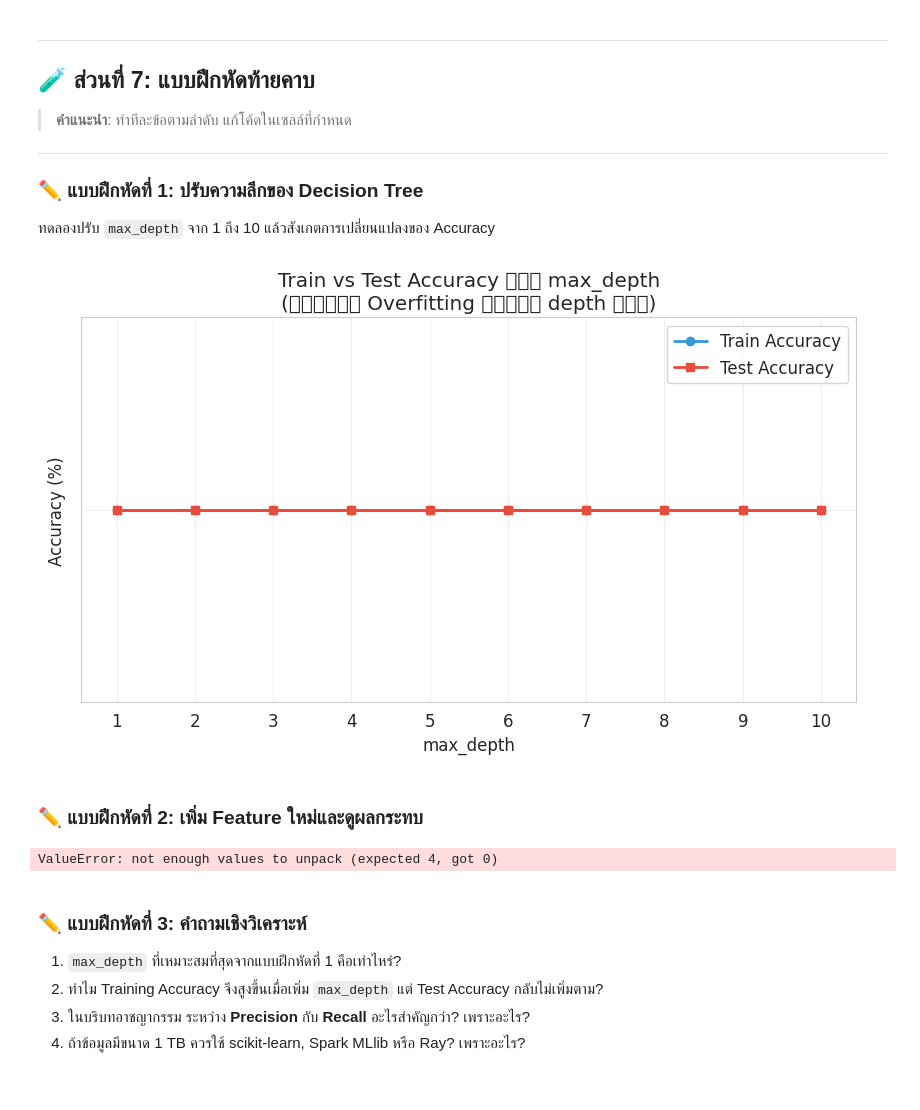
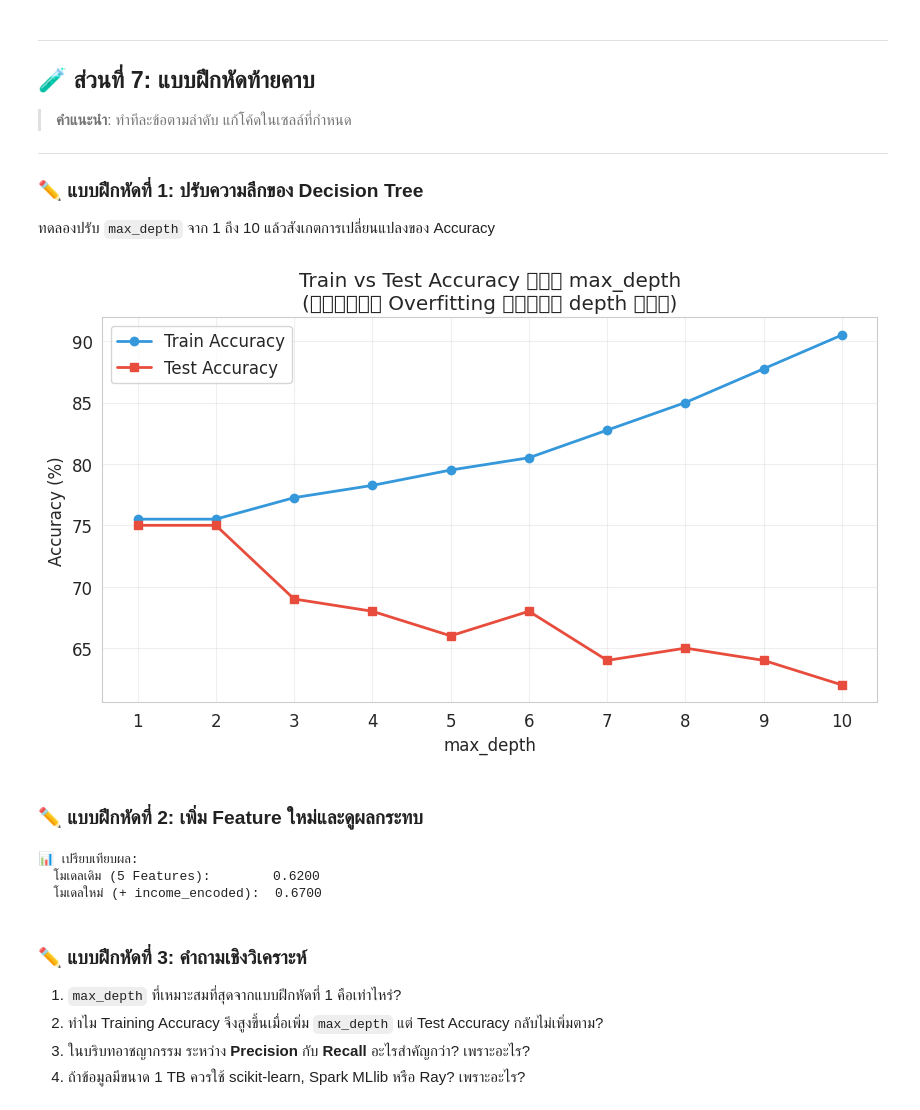
Before and after one commit to natoeiei/128-356-Big-Data, a Jupyter notebook: week09_intro_ml_bigdata.ipynb, the cells around one changed output. Saved outputs shown, nothing was run; the diff lists cells and outputs as text; code cells hidden in the pictures.

```diff
--- a/week09_intro_ml_bigdata.ipynb
+++ b/week09_intro_ml_bigdata.ipynb
@@ -680,34 +680,28 @@ display(model_results_df.reset_index(drop=True))
 # %%
 depths = range(1, 11)
 train_scores = []
 test_scores  = []
 
 for depth in depths:
-    # TODO: สร้าง DecisionTreeClassifier โดยกำหนด max_depth=depth, random_state=42
-    model = ___  # ← แก้ไขตรงนี้
-
-    # TODO: Train โมเดลด้วย X_train, y_train
-    ___  # ← แก้ไขตรงนี้
-
-    # TODO: คำนวณ accuracy บน train และ test
-    train_acc = ___  # ← แก้ไขตรงนี้
-    test_acc  = ___  # ← แก้ไขตรงนี้
-
-    train_scores.append(train_acc)
-    test_scores.append(test_acc)
+     model = DecisionTreeClassifier(max_depth=depth, random_state=42)
+     model.fit(X_train, y_train)
+     train_acc = accuracy_score(y_train, model.predict(X_train))
+     test_acc  = accuracy_score(y_test,  model.predict(X_test))
+     train_scores.append(train_acc)
+     test_scores.append(test_acc)
 
 plt.figure(figsize=(10, 5))
 plt.plot(depths, [s*100 for s in train_scores], 'o-', label='Train Accuracy', color='#3498DB', linewidth=2)
 plt.plot(depths, [s*100 for s in test_scores], 's-', label='Test Accuracy', color='#E74C3C', linewidth=2)
 plt.xlabel('max_depth')
 plt.ylabel('Accuracy (%)')
 plt.title('Train vs Test Accuracy ตาม max_depth\n(สังเกต Overfitting เมื่อ depth มาก)')
 plt.legend()
 plt.grid(True, alpha=0.3)
 plt.xticks(range(1, 11))
 plt.show()
 # %% [output]
-[figure, old version]
+[figure, new version]
 # %%
 # 💡 เฉลย แบบฝึกหัดที่ 1 (ลองทำเองก่อน!)
 # ลบ '#' ออกเพื่อดูเฉลย
@@ -734,18 +728,22 @@ X_v2 = df[feature_cols_v2]
 y_v2 = df['high_risk']
 
 # TODO: แบ่ง Train-Test Split
-X_v2_train, X_v2_test, y_v2_train, y_v2_test = ___  # ← แก้ไขตรงนี้
+X_v2_train, X_v2_test, y_v2_train, y_v2_test = train_test_split(
+    X_v2, y_v2, test_size=0.2, random_state=42, stratify=y_v2
+) # แก้ไขตรงนี้
 
 model_v2 = DecisionTreeClassifier(max_depth=4, random_state=42)
-___  # ← แก้ไขตรงนี้
-
-acc_v2 = ___  # ← แก้ไขตรงนี้
+model_v2.fit(X_v2_train, y_v2_train)
+# train_acc = accuracy_score(y_v2_train, model_v2.predict(X_v2_train)) # ไม่จำเป็นต้องคำนวณ train_acc ที่นี่
+acc_v2 = accuracy_score(y_v2_test, model_v2.predict(X_v2_test)) # แก้ไขตรงนี้
 
 print(f'📊 เปรียบเทียบผล:')
 print(f'  โมเดลเดิม (5 Features):        {test_acc:.4f}')
 print(f'  โมเดลใหม่ (+ income_encoded):  {acc_v2:.4f}')
 # %% [output]
-ValueError: not enough values to unpack (expected 4, got 0)
+📊 เปรียบเทียบผล:
+  โมเดลเดิม (5 Features):        0.6200
+  โมเดลใหม่ (+ income_encoded):  0.6700
 # %% [markdown]
 ### ✏️ แบบฝึกหัดที่ 3: คำถามเชิงวิเคราะห์
 
```
Also changed, not shown: parts of 11 cells of this notebook.
